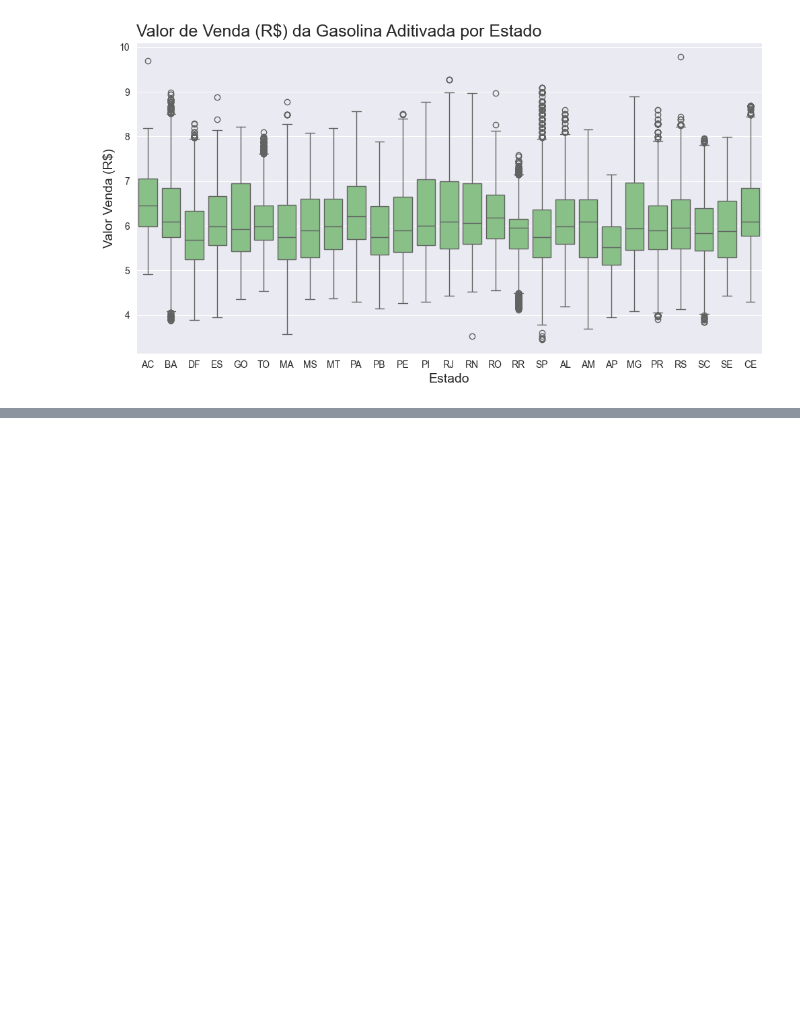
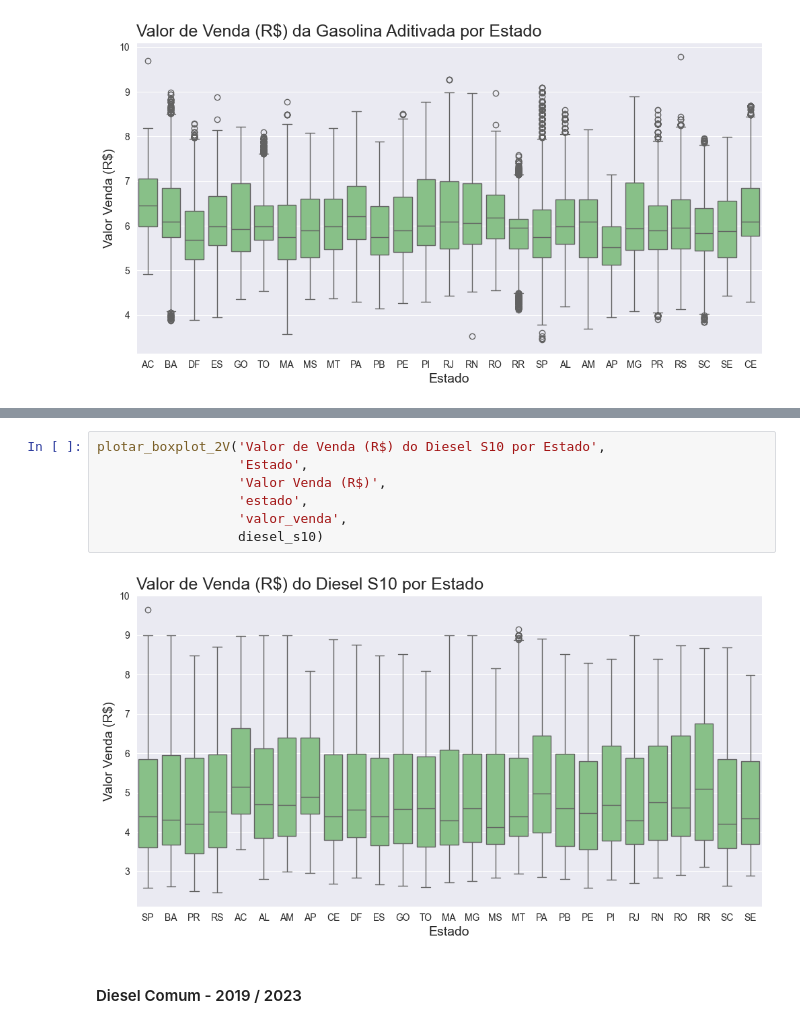
Before and after one commit to camimq/data_viz_and_production_models, a Jupyter notebook: analise_de_negocios/1_Ligacao_banco_dados.ipynb, the cells around one changed output, grey strips where cells are left out. Cells and saved outputs as stored; diff of their text form; blank space fills up the shorter version.

```diff
--- a/analise_de_negocios/1_Ligacao_banco_dados.ipynb
+++ b/analise_de_negocios/1_Ligacao_banco_dados.ipynb
@@ -559,0 +587,11 @@ plotar_boxplot_2V('Valor de Venda (R$) da Gasolina Aditivada por Estado',
+# %%
+plotar_boxplot_2V('Valor de Venda (R$) do Diesel S10 por Estado',
+                  'Estado',
+                  'Valor Venda (R$)',
+                  'estado',
+                  'valor_venda',
+                  diesel_s10)
+# %% [output]
+[figure, added]
+# %% [markdown]
+#### Diesel Comum - 2019 / 2023
```
Also changed, not shown: parts of 32 cells of this notebook.
